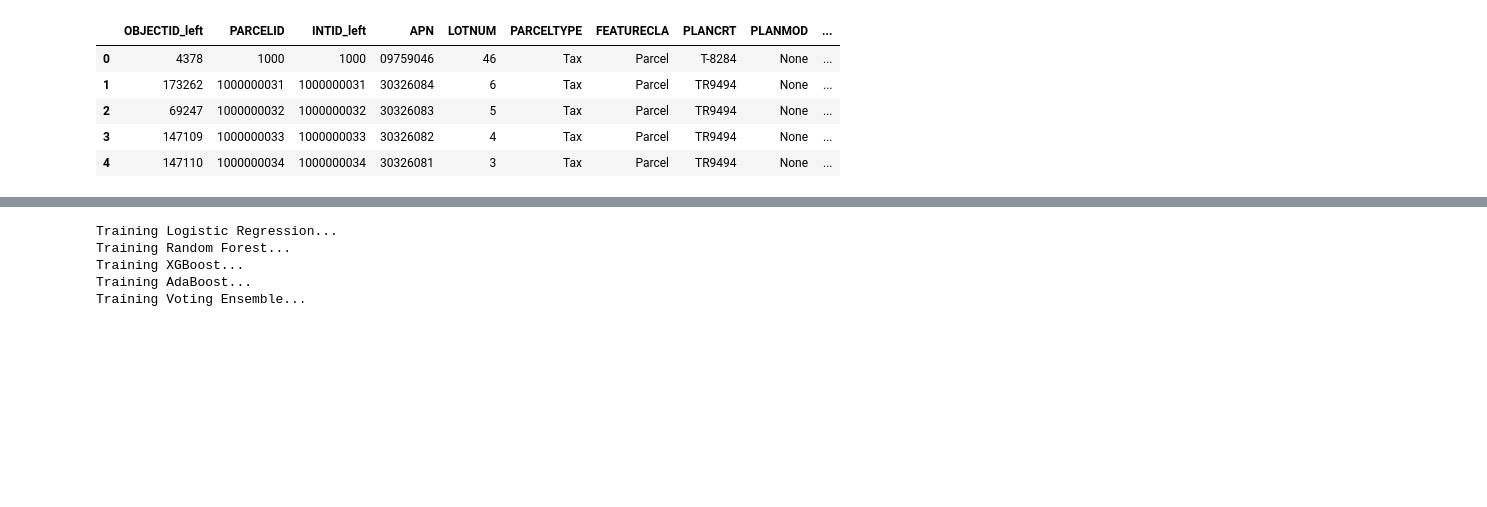
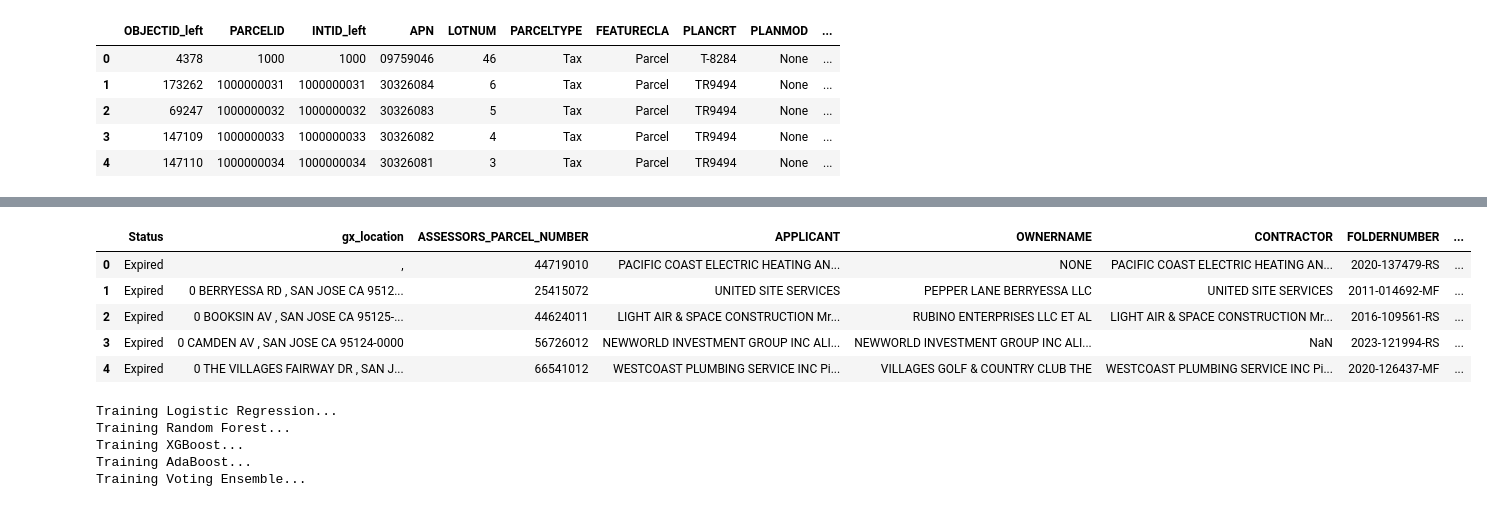
Before and after one commit to kaseyzapatka/sanjose_transit_equity, a Jupyter notebook: code/03_suitability.ipynb, the cells around one changed output, grey strips where cells are left out. Saved outputs shown, nothing was run; the diff lists cells and outputs as text; code cells hidden in the pictures; blank space fills up the shorter version.

```diff
--- a/code/03_suitability.ipynb
+++ b/code/03_suitability.ipynb
@@ -58,3 +84,13 @@ parcels_model.head()
+# %%
+permits_expired = pd.read_csv("../data/raw/buildingpermitsexpired.csv")
+permits_expired.head()
+# %% [output]
+|  | Status | gx_location | ASSESSORS_PARCEL_NUMBER | APPLICANT | OWNERNAME | CONTRACTOR | FOLDERNUMBER | ... |
+| 0 | Expired | , | 44719010 | PACIFIC COAST ELECTRIC HEATING AN... | NONE | PACIFIC COAST ELECTRIC HEATING AN... | 2020-137479-RS | ... |
+| 1 | Expired | 0 BERRYESSA RD , SAN JOSE CA 9512... | 25415072 | UNITED SITE SERVICES | PEPPER LANE BERRYESSA LLC | UNITED SITE SERVICES | 2011-014692-MF | ... |
+| 2 | Expired | 0 BOOKSIN AV , SAN JOSE CA 95125-... | 44624011 | LIGHT AIR & SPACE CONSTRUCTION Mr... | RUBINO ENTERPRISES LLC ET AL | LIGHT AIR & SPACE CONSTRUCTION Mr... | 2016-109561-RS | ... |
+| 3 | Expired | 0 CAMDEN AV , SAN JOSE CA 95124-0000 | 56726012 | NEWWORLD INVESTMENT GROUP INC ALI... | NEWWORLD INVESTMENT GROUP INC ALI... | NaN | 2023-121994-RS | ... |
+| 4 | Expired | 0 THE VILLAGES FAIRWAY DR , SAN J... | 66541012 | WESTCOAST PLUMBING SERVICE INC Pi... | VILLAGES GOLF & COUNTRY CLUB THE | WESTCOAST PLUMBING SERVICE INC Pi... | 2020-126437-MF | ... |
 # %%
 # =============================================================
 # Step 2: Separate into features and labels
```
Also changed, not shown: parts of 2 cells of this notebook, 3 other files.
